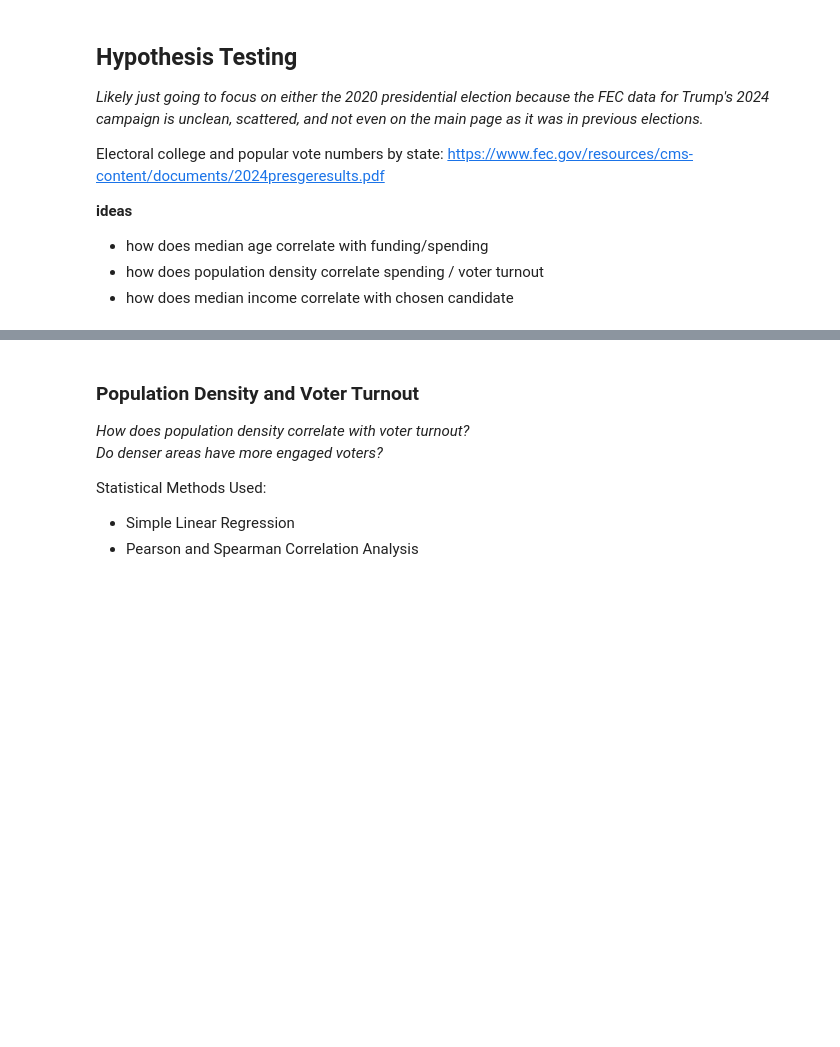
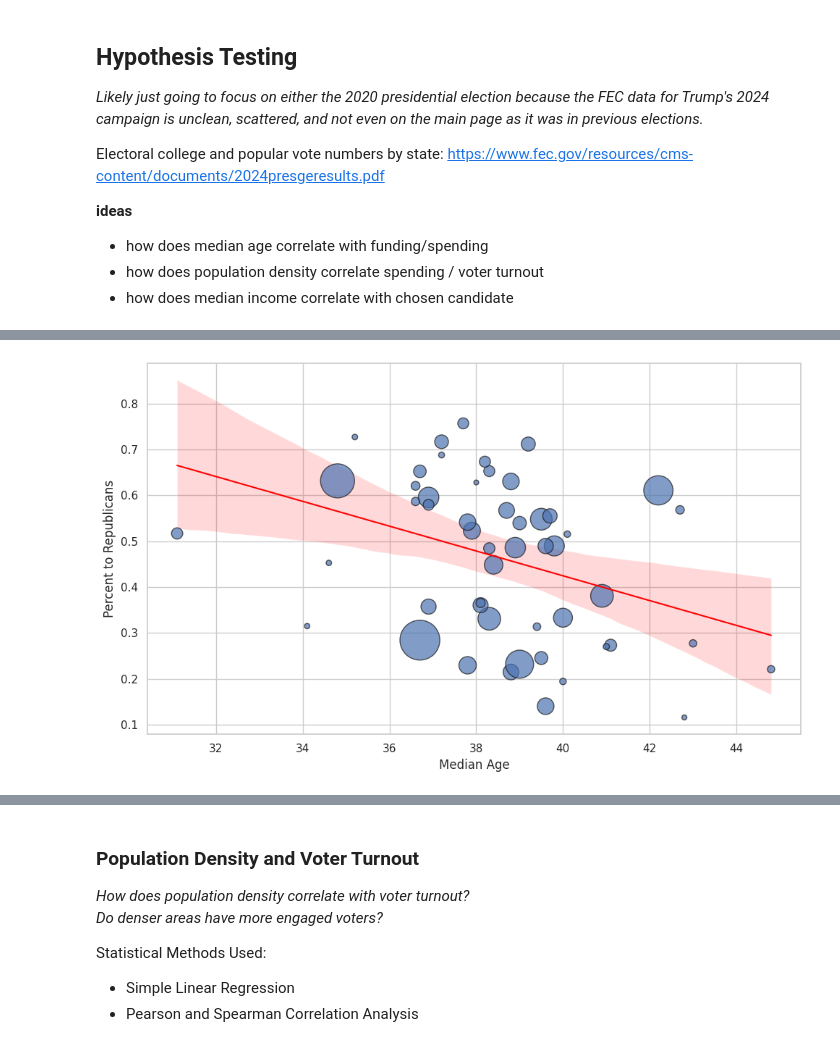
Before and after one commit to 9t8/cmsc320_project, a Jupyter notebook: c2.ipynb, the cells around one changed output, grey strips where cells are left out. Drawn from its saved outputs; the diff is of its cells as text; code cells hidden in the pictures; blank space fills up the shorter version.

Commit message:
median age and state contributions

```diff
--- a/c2.ipynb
+++ b/c2.ipynb
@@ -141,0 +173,21 @@ Electoral college and popular vote numbers by state: https://www.fec.gov/resourc
+# %%
+from scipy.stats import f_oneway
+
+joint_df = pd.merge(left = median_age, right = state_contributions, how = "inner")
+joint_df = pd.merge(left = joint_df, right = population, how = "inner")
+joint_df.insert(2, "Age Group", pd.qcut(joint_df['Median Age'], q = 3, labels = ['Lower', "Medium", 'Higher']))
+
+
+lower = joint_df[joint_df['Age Group'] == 'Lower']['Percent to Republicans']
+medium = joint_df[joint_df['Age Group'] == 'Medium']['Percent to Republicans']
+higher = joint_df[joint_df['Age Group'] == 'Higher']['Percent to Republicans']
+
+statistic, p_value = f_oneway(lower, medium, higher)
+print(f"ANOVA statistic:{statistic:.4f}, ANOVA p_value: {p_value:.4f}")
+# singificant, so we proceed with a post-hoc Tukey's Honest Significant Difference
+
+import statsmodels.stats.multicomp as mc
+
+comp = mc.MultiComparison(joint_df['Percent to Republicans'], joint_df['Age Group'])
+post_hoc_res = comp.tukeyhsd()
+post_hoc_res.summary()
@@ -141,0 +201,19 @@ Electoral college and popular vote numbers by state: https://www.fec.gov/resourc
+# %%
+plt.figure(figsize=(10, 6))
+sns.set_theme(style="whitegrid")
+
+# Regression Line
+sns.regplot(data=joint_df, x='Median Age', y='Percent to Republicans', scatter=False, color='red', line_kws={'linewidth':1.5})
+
+# Scatter Plot
+plt.scatter(
+    x=joint_df['Median Age'],
+    y=joint_df['Percent to Republicans'],
+    s=joint_df['Population'] / 25000,
+    alpha=0.7,
+    edgecolor='k'
+)
+plt.tight_layout()
+plt.show()
+# %% [output]
+[figure, added]
```
Also changed, not shown: parts of 10 cells of this notebook, 1 other file.
